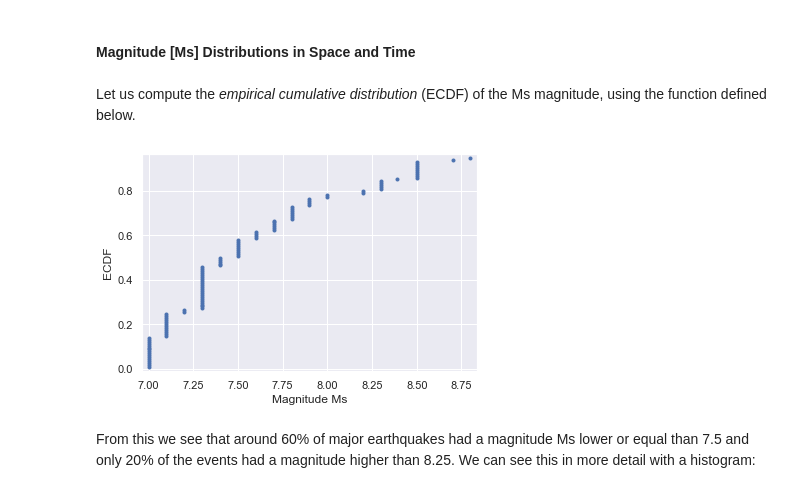
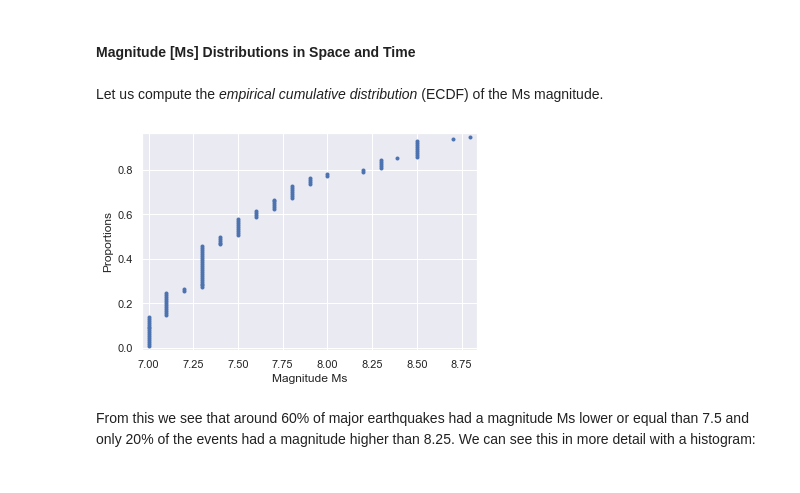
Before and after one commit to fabiomnsantos/chile-earthquakes, a Jupyter notebook: chile-earthquakes-analysis.ipynb, the cells around one changed output. Saved outputs shown, nothing was run; the diff lists cells and outputs as text; code cells hidden in the pictures.

```diff
--- a/chile-earthquakes-analysis.ipynb
+++ b/chile-earthquakes-analysis.ipynb
@@ -192,4 +300,4 @@ There is a significant larger amount of big earthquakes in December. How do we k
 # %% [markdown]
 #### Magnitude [Ms] Distributions in Space and Time
 # %% [markdown]
-Let us compute the _empirical cumulative distribution_ (ECDF) of the Ms magnitude, using the function defined below.
+Let us compute the _empirical cumulative distribution_ (ECDF) of the Ms magnitude.
@@ -209,12 +304,12 @@ def ecdf(data):
 # %%
 x, y = ecdf(df['mag_ms'])
-plt.plot(x, y, marker='.', linestyle='none')
+plt.plot(x, y, '.')
 plt.xlabel('Magnitude Ms')
-plt.ylabel('ECDF')
+plt.ylabel('Proportions')
 plt.margins(0.02) # Keeps data off plot edges
 plt.show()
 # %% [output]
-[figure, old version]
+[figure, new version]
 # %% [markdown]
 From this we see that around 60% of major earthquakes had a magnitude Ms lower or equal than 7.5 and only 20% of the events had a magnitude higher than 8.25. We can see this in more detail with a histogram:
 # %%
```
Also changed, not shown: parts of 24 cells of this notebook.
